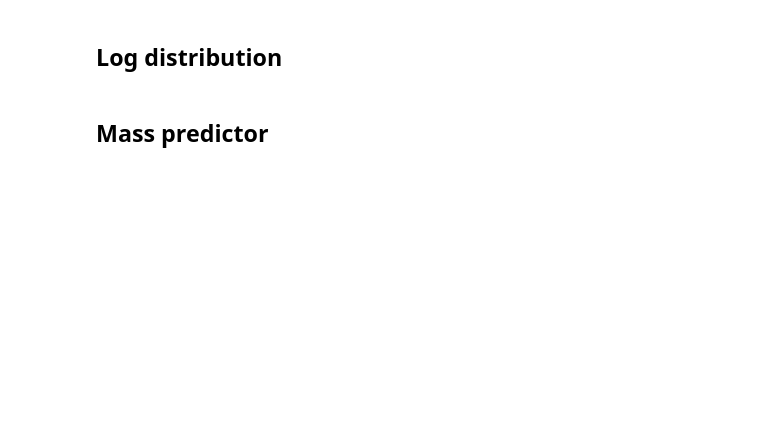
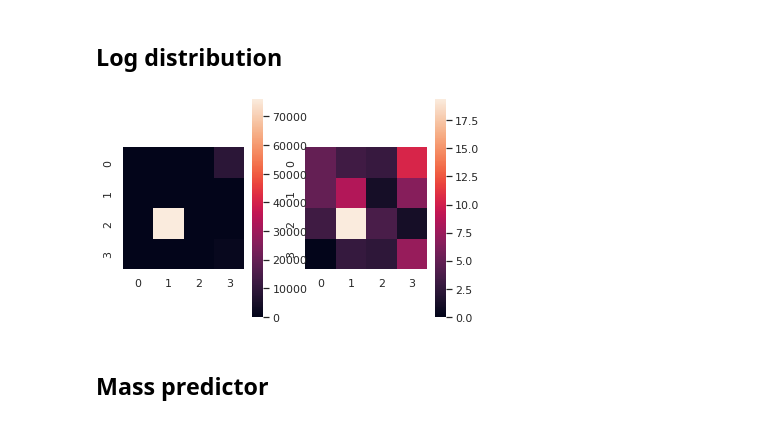
Before and after one commit to yamatteo/baryons, a Jupyter notebook: notebook.ipynb, the cells around one changed output. Cells and saved outputs as stored; diff of their text form; code cells hidden in the pictures; blank space fills up the shorter version.

```diff
--- a/notebook.ipynb
+++ b/notebook.ipynb
@@ -160,10 +217,17 @@ coalesced:
 # %% [markdown]
 ## Log distribution
 # %%
-x = torch.nn.functional.dropout(10 ** (torch.randn((1, 1, 4, 4))*3))
+x = torch.nn.functional.dropout(10 ** (torch.randn((1, 1, 4, 4, 4))**2))
 logx = torch.log(x + 1)
-totlogx = torch.sum(logx)
-distlogx = logx / totlogx
+# totlogx = torch.sum(logx)
+# distlogx = logx / totlogx
+fig, axs = plt.subplots(ncols=2)
+seaborn.heatmap(x.squeeze().sum(dim=0), ax=axs[0])
+seaborn.heatmap(logx.squeeze().sum(dim=0), ax=axs[1])
+axs[0].set_aspect('equal','box')
+axs[1].set_aspect('equal','box')
+# %% [output]
+[figure, added]
 # %% [markdown]
 ## Mass predictor
 # %%
```
Also changed, not shown: parts of 5 cells of this notebook, 2 other files.
